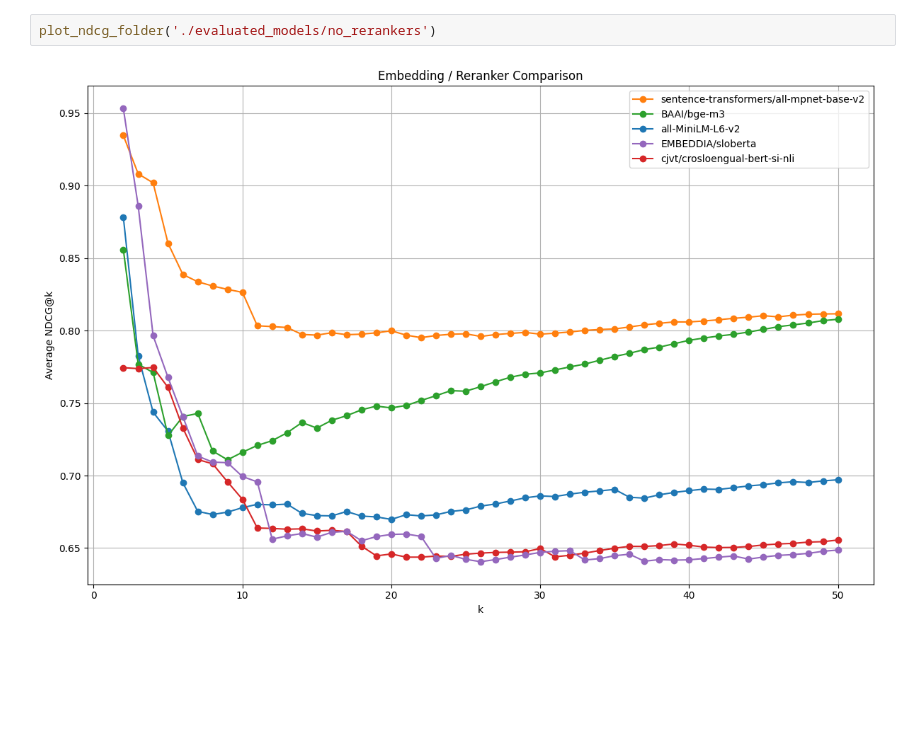
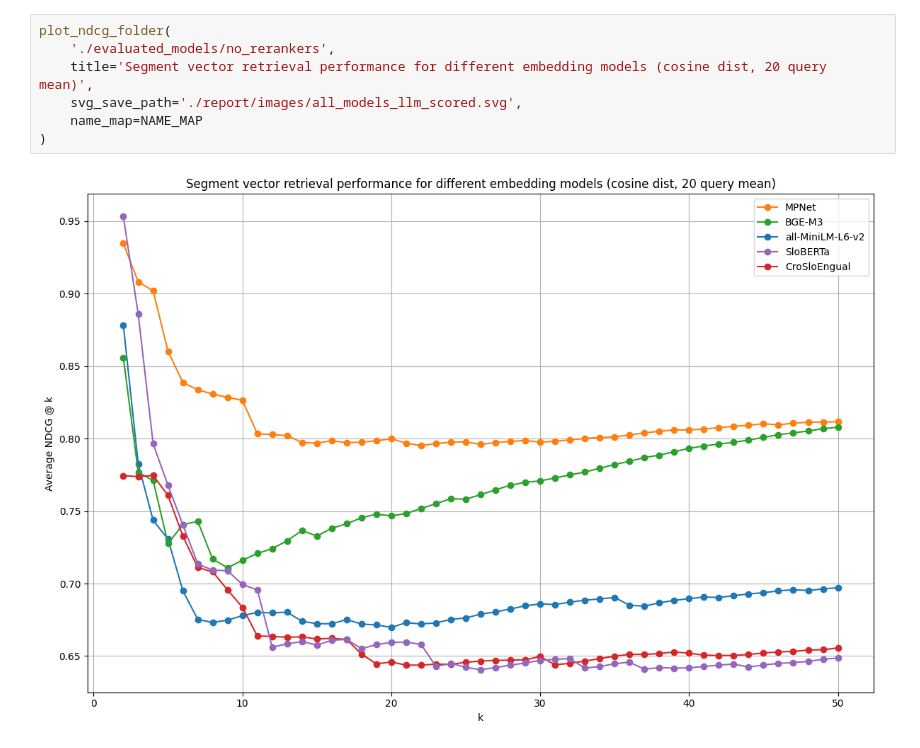
Before and after one commit to GalFajon/wier-assignment-1, a Jupyter notebook: pa2/graphs_llm_eval.ipynb, the cells around one changed output. Saved outputs shown, nothing was run; the diff lists cells and outputs as text; blank space fills up the shorter version.

```diff
--- a/pa2/graphs_llm_eval.ipynb
+++ b/pa2/graphs_llm_eval.ipynb
@@ -191,5 +199,10 @@ def plot_ndcg_folder(
 # %%
-plot_ndcg_folder('./evaluated_models/no_rerankers')
+plot_ndcg_folder(
+    './evaluated_models/no_rerankers',
+    title='Segment vector retrieval performance for different embedding models (cosine dist, 20 query mean)',
+    svg_save_path='./report/images/all_models_llm_scored.svg',
+    name_map=NAME_MAP
+)
 # %% [output]
-[figure, old version]
+[figure, new version]
 # %%
```
Also changed, not shown: parts of 3 cells of this notebook, 5 other files.
